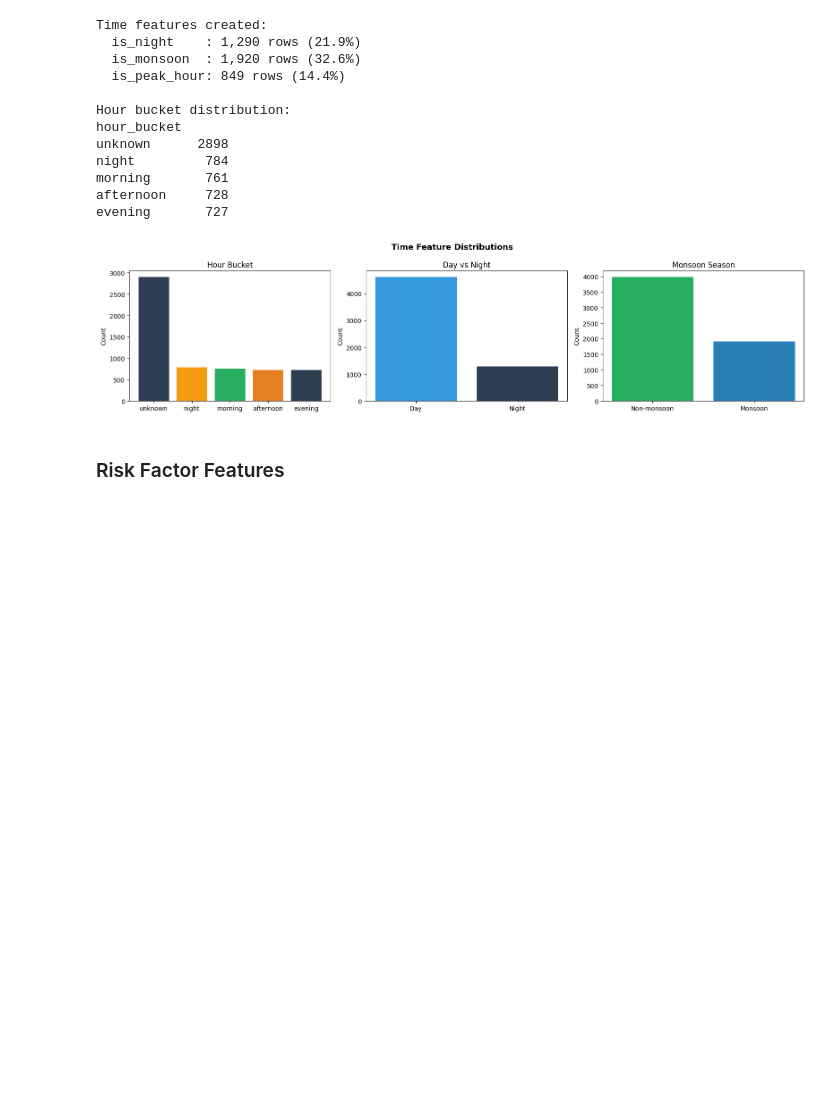
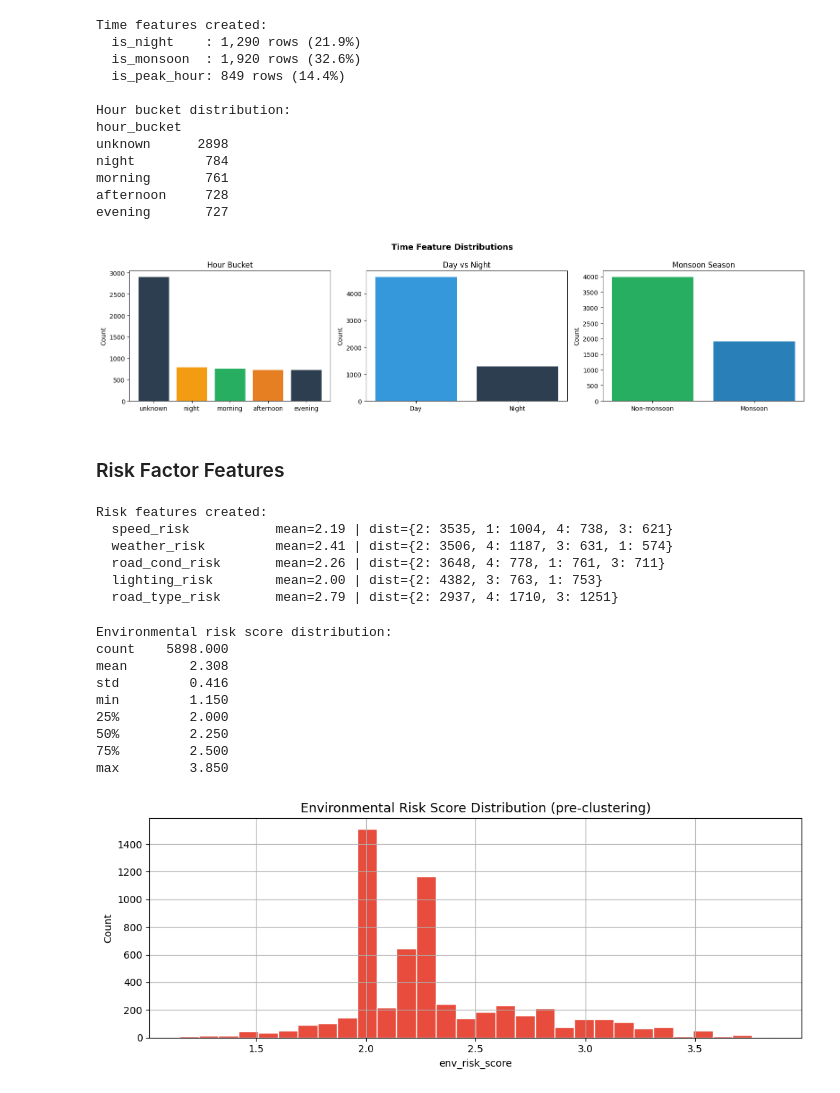
Before and after one commit to road-safety-and-blackspot-detection/Blackspot-Detection-Alert-System, a Jupyter notebook: ml-engine/notebooks/03_feature_engineering.ipynb, the cells around one changed output. Saved outputs shown, nothing was run; the diff lists cells and outputs as text; code cells hidden in the pictures; blank space fills up the shorter version.

```diff
--- a/ml-engine/notebooks/03_feature_engineering.ipynb
+++ b/ml-engine/notebooks/03_feature_engineering.ipynb
@@ -251,0 +322,62 @@ plt.show()
+# %%
+# ── Road Type Risk ────────────────────────────────────────────
+ROAD_TYPE_RISK = {
+    "national highway": 4, "nh": 4, "highway": 3,
+    "state highway": 3, "sh": 3,
+    "urban road": 2, "city": 2,
+    "village road": 2, "rural": 2,
+    "main road": 2, "street": 1,
+    "unknown": 2,
+}
+
+def road_type_risk(r):
+    r = str(r).lower().strip()
+    for key, score in ROAD_TYPE_RISK.items():
+        if key in r:
+            return score
+    return 2
+# %%
+df["road_type_risk"] = df["road_type"].apply(road_type_risk)
+
+print("Risk features created:")
+for col in ["speed_risk","weather_risk","road_cond_risk","lighting_risk","road_type_risk"]:
+    print(f"  {col:<20} mean={df[col].mean():.2f} | dist={df[col].value_counts().to_dict()}")
+# %% [output]
+Risk features created:
+  speed_risk           mean=2.19 | dist={2: 3535, 1: 1004, 4: 738, 3: 621}
+  weather_risk         mean=2.41 | dist={2: 3506, 4: 1187, 3: 631, 1: 574}
+  road_cond_risk       mean=2.26 | dist={2: 3648, 4: 778, 1: 761, 3: 711}
+  lighting_risk        mean=2.00 | dist={2: 4382, 3: 763, 1: 753}
+  road_type_risk       mean=2.79 | dist={2: 2937, 4: 1710, 3: 1251}
+# %%
+# Composite environmental risk score (before DBSCAN)
+df["env_risk_score"] = (
+    df["speed_risk"]     * 0.30 +
+    df["weather_risk"]   * 0.20 +
+    df["road_cond_risk"] * 0.20 +
+    df["lighting_risk"]  * 0.15 +
+    df["road_type_risk"] * 0.15
+)
+
+print("Environmental risk score distribution:")
+print(df["env_risk_score"].describe().round(3).to_string())
+
+plt.figure(figsize=(10, 4))
+df["env_risk_score"].hist(bins=30, color="#e74c3c", edgecolor="white")
+plt.title("Environmental Risk Score Distribution (pre-clustering)", fontsize=13)
+plt.xlabel("env_risk_score")
+plt.ylabel("Count")
+plt.tight_layout()
+plt.savefig(PROCESSED / "fe_env_risk_dist.png", dpi=120)
+plt.show()
+# %% [output]
+Environmental risk score distribution:
+count    5898.000
+mean        2.308
+std         0.416
+min         1.150
+25%         2.000
+50%         2.250
+75%         2.500
+max         3.850
+[figure, added]
```
Also changed, not shown: parts of 17 cells of this notebook, 5 other files.
